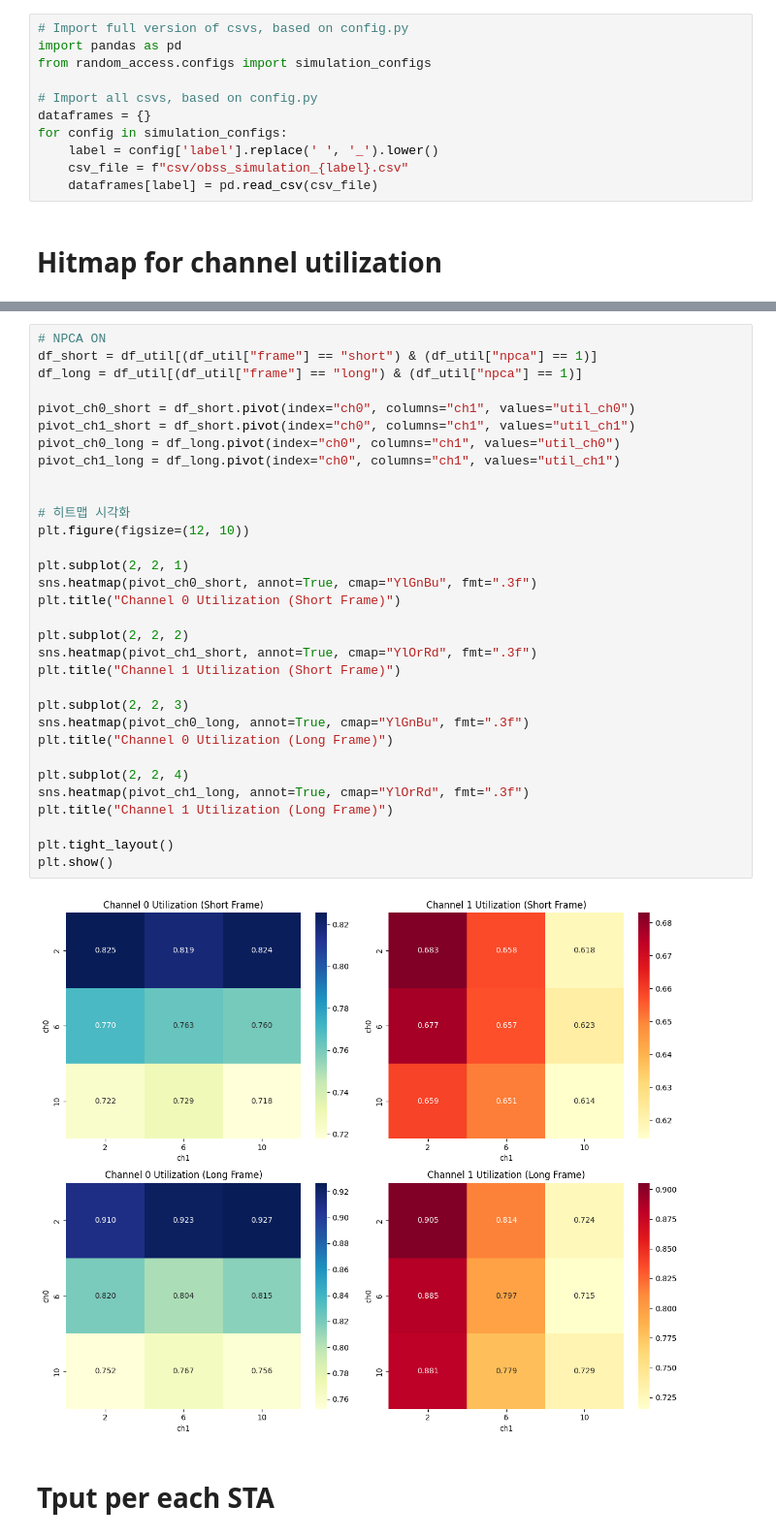
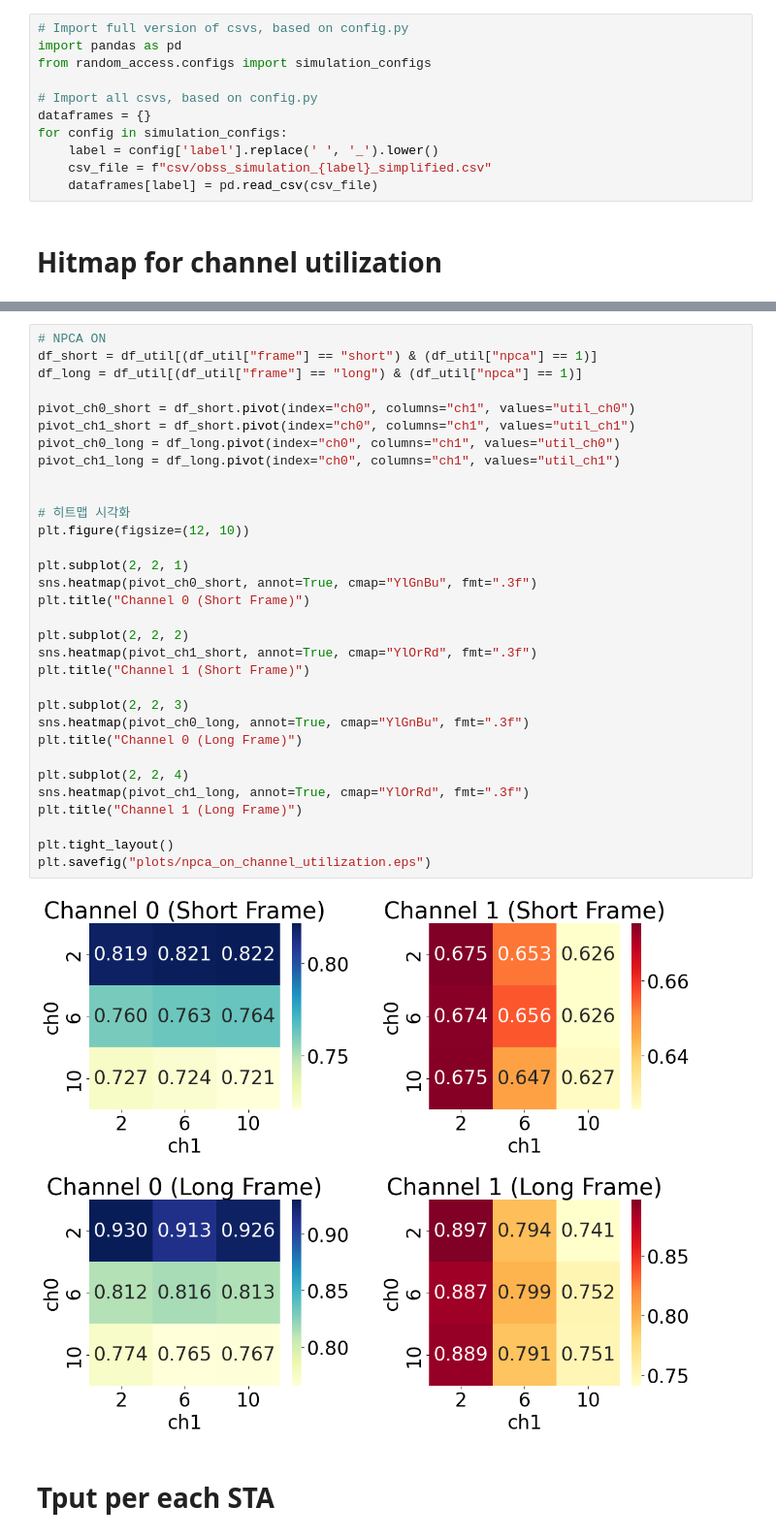
Before and after one commit to crazytb/NPCA, a Jupyter notebook: main_analyze_csvs.ipynb, the cells around one changed output, grey strips where cells are left out. Shown at 97% size. Cells and saved outputs as stored; diff of their text form.

```diff
--- a/main_analyze_csvs.ipynb
+++ b/main_analyze_csvs.ipynb
@@ -7,7 +7,7 @@ from random_access.configs import simulation_configs
 dataframes = {}
 for config in simulation_configs:
     label = config['label'].replace(' ', '_').lower()
-    csv_file = f"csv/obss_simulation_{label}.csv"
+    csv_file = f"csv/obss_simulation_{label}_simplified.csv"
     dataframes[label] = pd.read_csv(csv_file)
 # %% [markdown]
 # Hitmap for channel utilization
@@ -116,37 +97,37 @@ plt.show()
 # %%
 # NPCA ON
 df_short = df_util[(df_util["frame"] == "short") & (df_util["npca"] == 1)]
 df_long = df_util[(df_util["frame"] == "long") & (df_util["npca"] == 1)]
 
 pivot_ch0_short = df_short.pivot(index="ch0", columns="ch1", values="util_ch0")
 pivot_ch1_short = df_short.pivot(index="ch0", columns="ch1", values="util_ch1")
 pivot_ch0_long = df_long.pivot(index="ch0", columns="ch1", values="util_ch0")
 pivot_ch1_long = df_long.pivot(index="ch0", columns="ch1", values="util_ch1")
 
 
 # 히트맵 시각화
 plt.figure(figsize=(12, 10))
 
 plt.subplot(2, 2, 1)
 sns.heatmap(pivot_ch0_short, annot=True, cmap="YlGnBu", fmt=".3f")
-plt.title("Channel 0 Utilization (Short Frame)")
+plt.title("Channel 0 (Short Frame)")
 
 plt.subplot(2, 2, 2)
 sns.heatmap(pivot_ch1_short, annot=True, cmap="YlOrRd", fmt=".3f")
-plt.title("Channel 1 Utilization (Short Frame)")
+plt.title("Channel 1 (Short Frame)")
 
 plt.subplot(2, 2, 3)
 sns.heatmap(pivot_ch0_long, annot=True, cmap="YlGnBu", fmt=".3f")
-plt.title("Channel 0 Utilization (Long Frame)")
+plt.title("Channel 0 (Long Frame)")
 
 plt.subplot(2, 2, 4)
 sns.heatmap(pivot_ch1_long, annot=True, cmap="YlOrRd", fmt=".3f")
-plt.title("Channel 1 Utilization (Long Frame)")
+plt.title("Channel 1 (Long Frame)")
 
 plt.tight_layout()
-plt.show()
+plt.savefig("plots/npca_on_channel_utilization.eps")
 # %% [output]
-[figure, old version]
+[figure, new version]
 # %% [markdown]
 # Tput per each STA
 # %%
```
Also changed, not shown: parts of 17 cells of this notebook, 13 other files.
